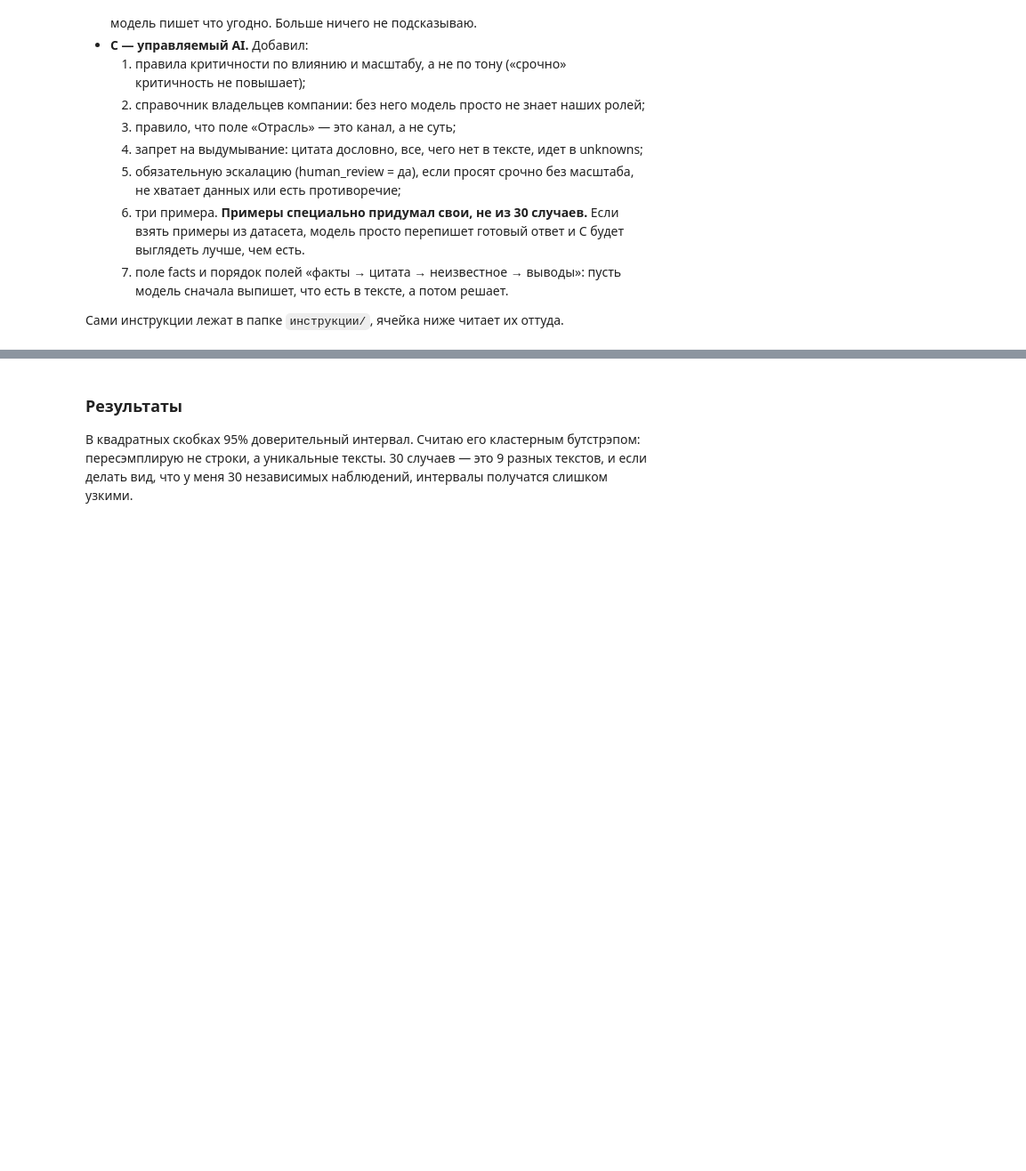
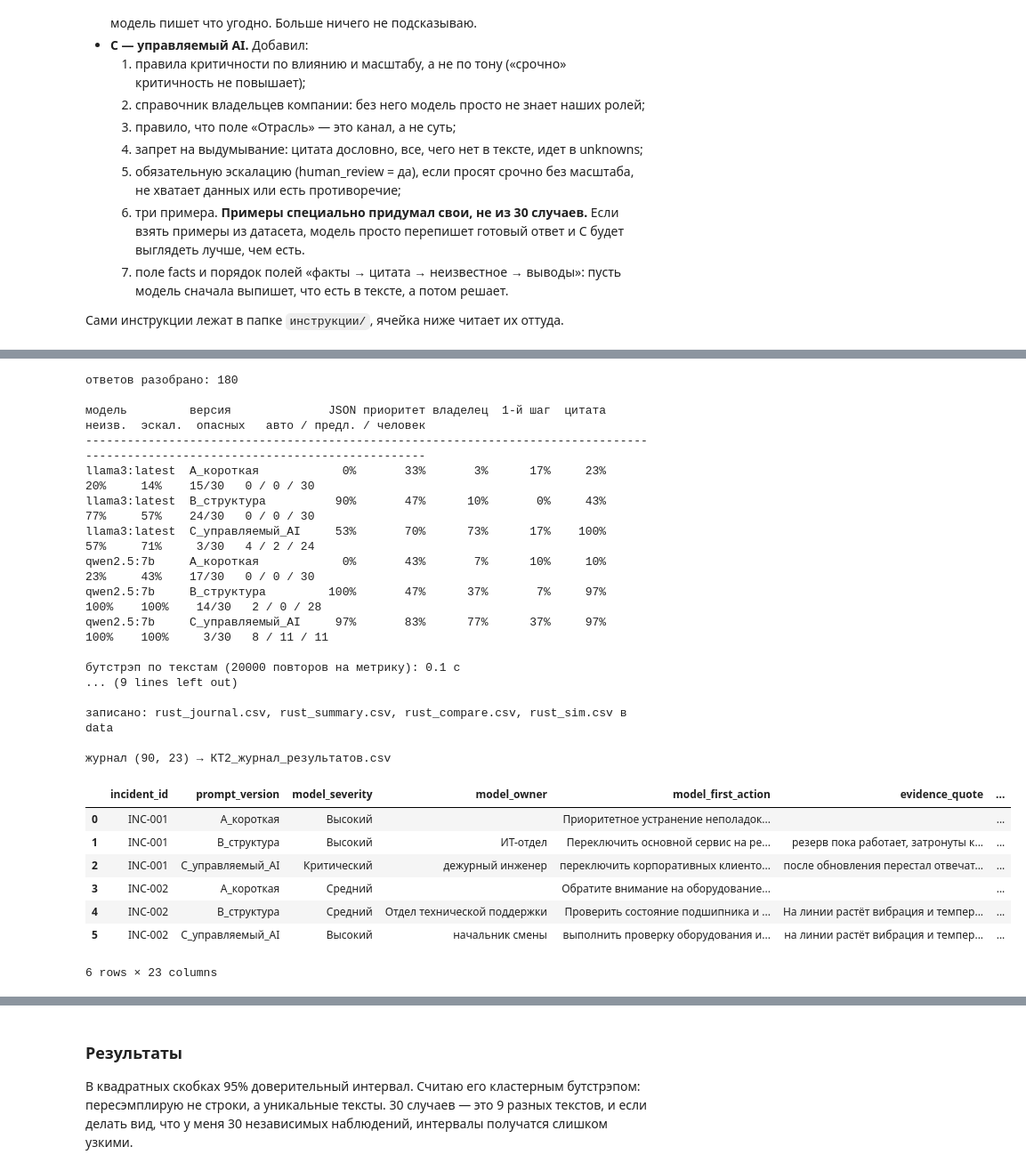
Before and after one commit to slow6r/dnn-advanced-ai, a Jupyter notebook: КТ2_AI_диспетчер_инцидентов/КТ2_анализ.ipynb, the cells around one changed output, grey strips where cells are left out. Shown at 89% size. Drawn from its saved outputs; the diff is of its cells as text; code cells hidden in the pictures; blank space fills up the shorter version.

```diff
--- a/КТ2_AI_диспетчер_инцидентов/КТ2_анализ.ipynb
+++ b/КТ2_AI_диспетчер_инцидентов/КТ2_анализ.ipynb
@@ -191,21 +265,47 @@ show_answers('INC-004')
 # %%
 BIN = Path('rust') / 'target' / 'release' / ('kt2-incident-guard.exe' if os.name == 'nt' else 'kt2-incident-guard')
 if not BIN.exists() and shutil.which('cargo'):
     print('бинарника нет, собираю: cargo build --release (первый раз несколько минут)')
     subprocess.run(['cargo', 'build', '--release'], cwd='rust', check=True)
 if BIN.exists():
-    out = subprocess.run([str(BIN), '--data', 'data', '--model', MODEL], capture_output=True, text=True)
+    out = subprocess.run([str(BIN), '--data', 'data', '--model', MODEL], capture_output=True, text=True, encoding='utf-8')
     print(out.stdout if out.returncode == 0 else out.stderr)
 else:
     print('бинарника нет, беру сохраненные data/rust_*.csv (сборка: cd rust && cargo build --release)')
 
 journal_all = pd.read_csv(DATA / 'rust_journal.csv', keep_default_na=False)
 summary = pd.read_csv(DATA / 'rust_summary.csv')
 compare = pd.read_csv(DATA / 'rust_compare.csv')
 journal = journal_all[journal_all.model == MODEL].drop(columns='model').reset_index(drop=True)
 journal.to_csv('КТ2_журнал_результатов.csv', index=False)
 print('журнал', journal.shape, '→ КТ2_журнал_результатов.csv')
 display(journal.head(6))
+# %% [output]
+ответов разобрано: 180
+
+модель         версия              JSON приоритет владелец  1-й шаг  цитата  неизв.  эскал.  опасных   авто / предл. / человек
+----------------------------------------------------------------------------------------------------------------------------------
+llama3:latest  A_короткая            0%       33%       3%      17%     23%     20%     14%    15/30   0 / 0 / 30
+llama3:latest  B_структура          90%       47%      10%       0%     43%     77%     57%    24/30   0 / 0 / 30
+llama3:latest  C_управляемый_AI     53%       70%      73%      17%    100%     57%     71%     3/30   4 / 2 / 24
+qwen2.5:7b     A_короткая            0%       43%       7%      10%     10%     23%     43%    17/30   0 / 0 / 30
+qwen2.5:7b     B_структура         100%       47%      37%       7%     97%    100%    100%    14/30   2 / 0 / 28
+qwen2.5:7b     C_управляемый_AI     97%       83%      77%      37%     97%    100%    100%     3/30   8 / 11 / 11
+
+бутстрэп по текстам (20000 повторов на метрику): 0.1 с
+... (9 lines left out)
+
+записано: rust_journal.csv, rust_summary.csv, rust_compare.csv, rust_sim.csv в data
+
+журнал (90, 23) → КТ2_журнал_результатов.csv
+|  | incident_id | prompt_version | model_severity | model_owner | model_first_action | evidence_quote | ... |
+| 0 | INC-001 | A_короткая | Высокий |  | Приоритетное устранение неполадок... |  | ... |
+| 1 | INC-001 | B_структура | Высокий | ИТ-отдел | Переключить основной сервис на ре... | резерв пока работает, затронуты к... | ... |
+| 2 | INC-001 | C_управляемый_AI | Критический | дежурный инженер | переключить корпоративных клиенто... | после обновления перестал отвечат... | ... |
+| 3 | INC-002 | A_короткая | Средний |  | Обратите внимание на оборудование... |  | ... |
+| 4 | INC-002 | B_структура | Средний | Отдел технической поддержки | Проверить состояние подшипника и ... | На линии растёт вибрация и темпер... | ... |
+| 5 | INC-002 | C_управляемый_AI | Высокий | начальник смены | выполнить проверку оборудования и... | на линии растёт вибрация и темпер... | ... |
+6 rows × 23 columns
 # %%
 lines = ['# КТ2 — ответы модели как есть', '',
          f'Модель {MODEL}, 30 случаев × 3 версии, без правок. Оценки — в `КТ2_журнал_результатов.csv`.', '']
```
Also changed, not shown: parts of 25 cells of this notebook, 15 other files.
